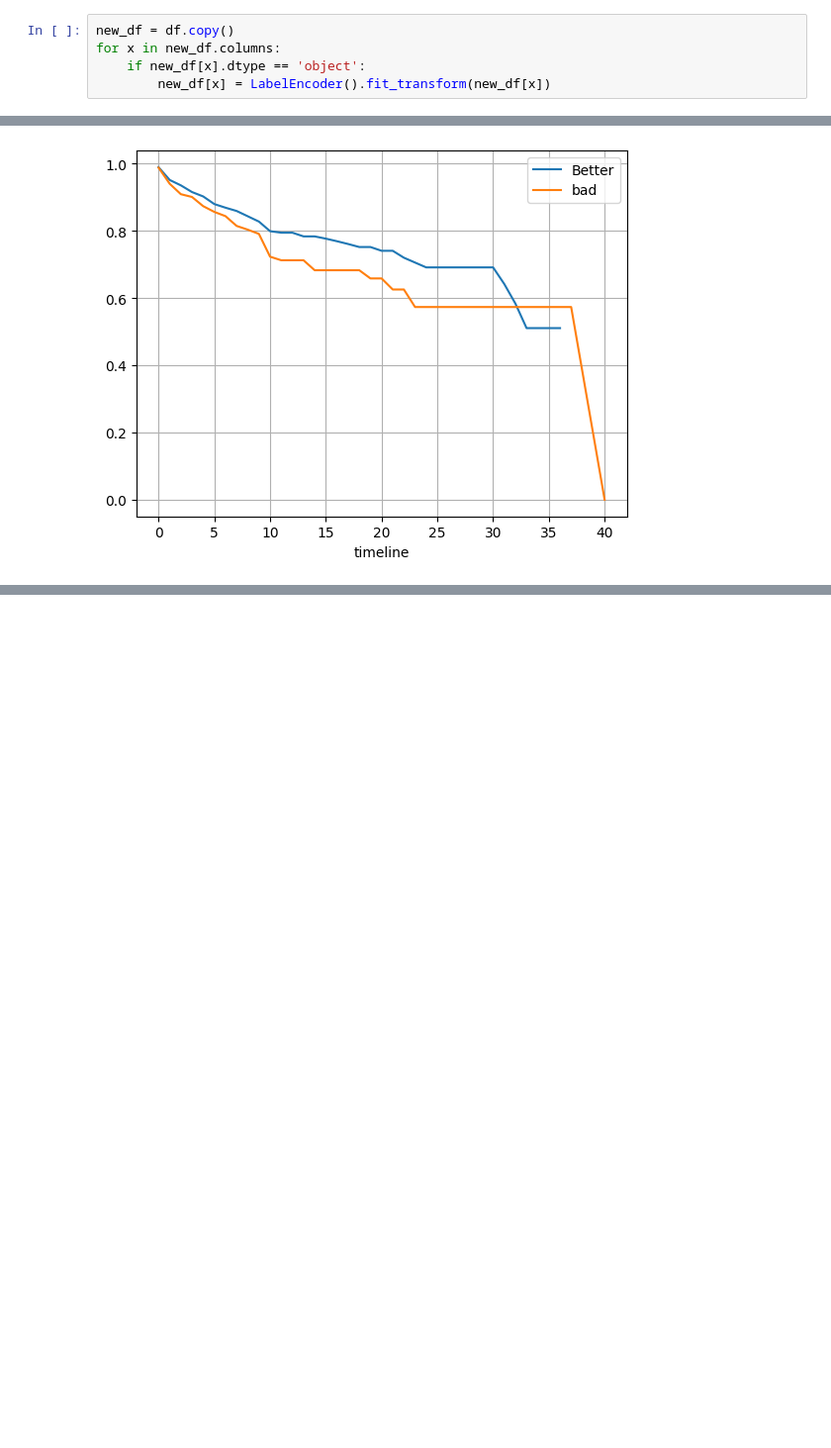
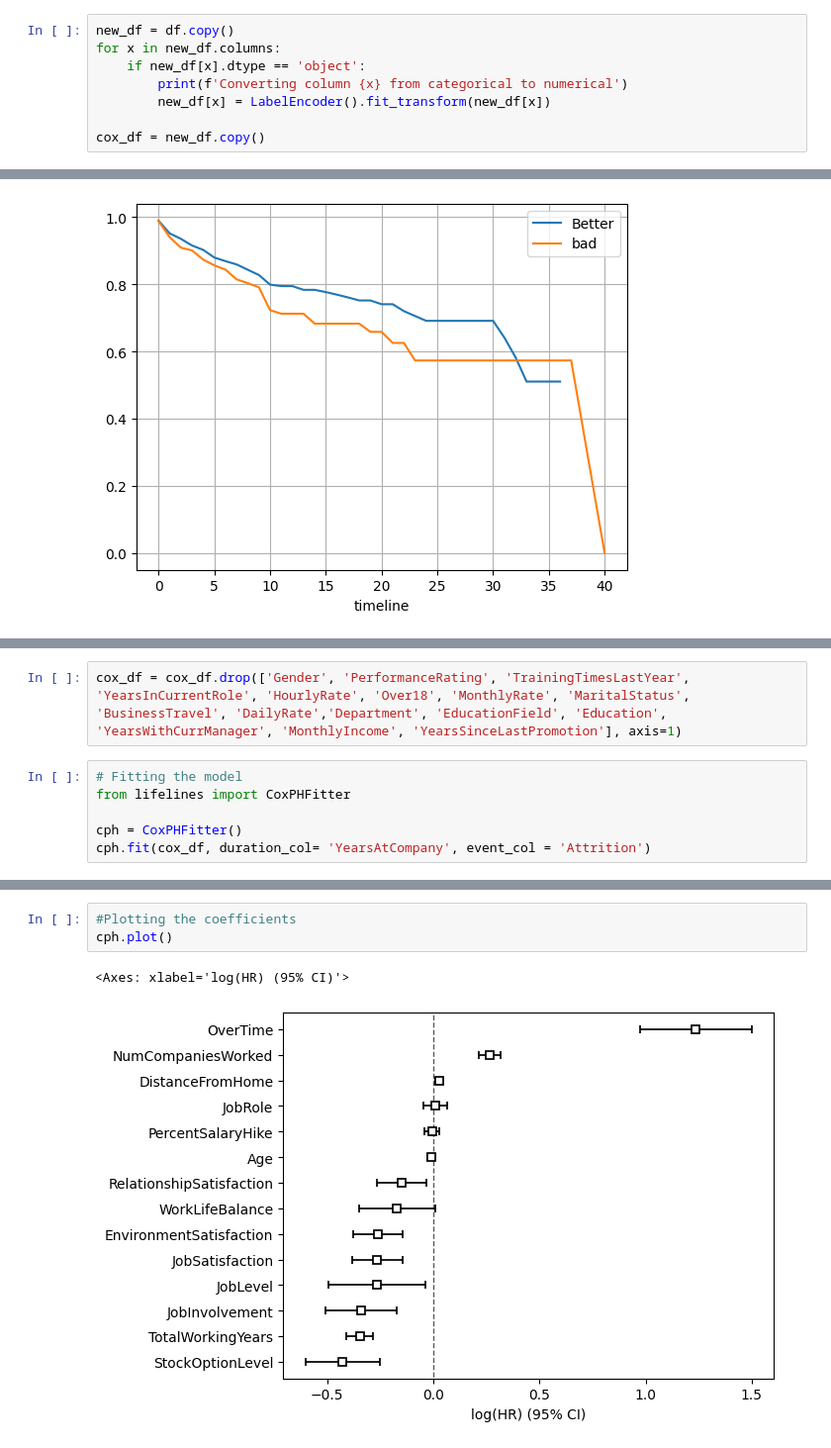
Before and after one commit to jashpaleja/Survival_Analysis-Employee_Attrition, a Jupyter notebook: employee_attrition.ipynb, the cells around one changed output, grey strips where cells are left out. Shown at 99% size. Cells and saved outputs as stored; diff of their text form; blank space fills up the shorter version.

```diff
--- a/employee_attrition.ipynb
+++ b/employee_attrition.ipynb
@@ -119,4 +134,7 @@ df['Attrition'] = LabelEncoder().fit_transform(df['Attrition'])
 new_df = df.copy()
 for x in new_df.columns:
     if new_df[x].dtype == 'object':
+        print(f'Converting column {x} from categorical to numerical')
         new_df[x] = LabelEncoder().fit_transform(new_df[x])
+
+cox_df = new_df.copy()
@@ -232,0 +351,8 @@ ax.grid()
+# %%
+cox_df = cox_df.drop(['Gender', 'PerformanceRating', 'TrainingTimesLastYear', 'YearsInCurrentRole', 'HourlyRate', 'Over18', 'MonthlyRate', 'MaritalStatus', 'BusinessTravel', 'DailyRate','Department', 'EducationField', 'Education', 'YearsWithCurrManager', 'MonthlyIncome', 'YearsSinceLastPromotion'], axis=1)
+# %%
+# Fitting the model
+from lifelines import CoxPHFitter
+
+cph = CoxPHFitter()
+cph.fit(cox_df, duration_col= 'YearsAtCompany', event_col = 'Attrition')
@@ -232,0 +433,6 @@ ax.grid()
+# %%
+#Plotting the coefficients
+cph.plot()
+# %% [output]
+<Axes: xlabel='log(HR) (95% CI)'>
+[figure, added]
```
Also changed, not shown: parts of 34 cells of this notebook.
